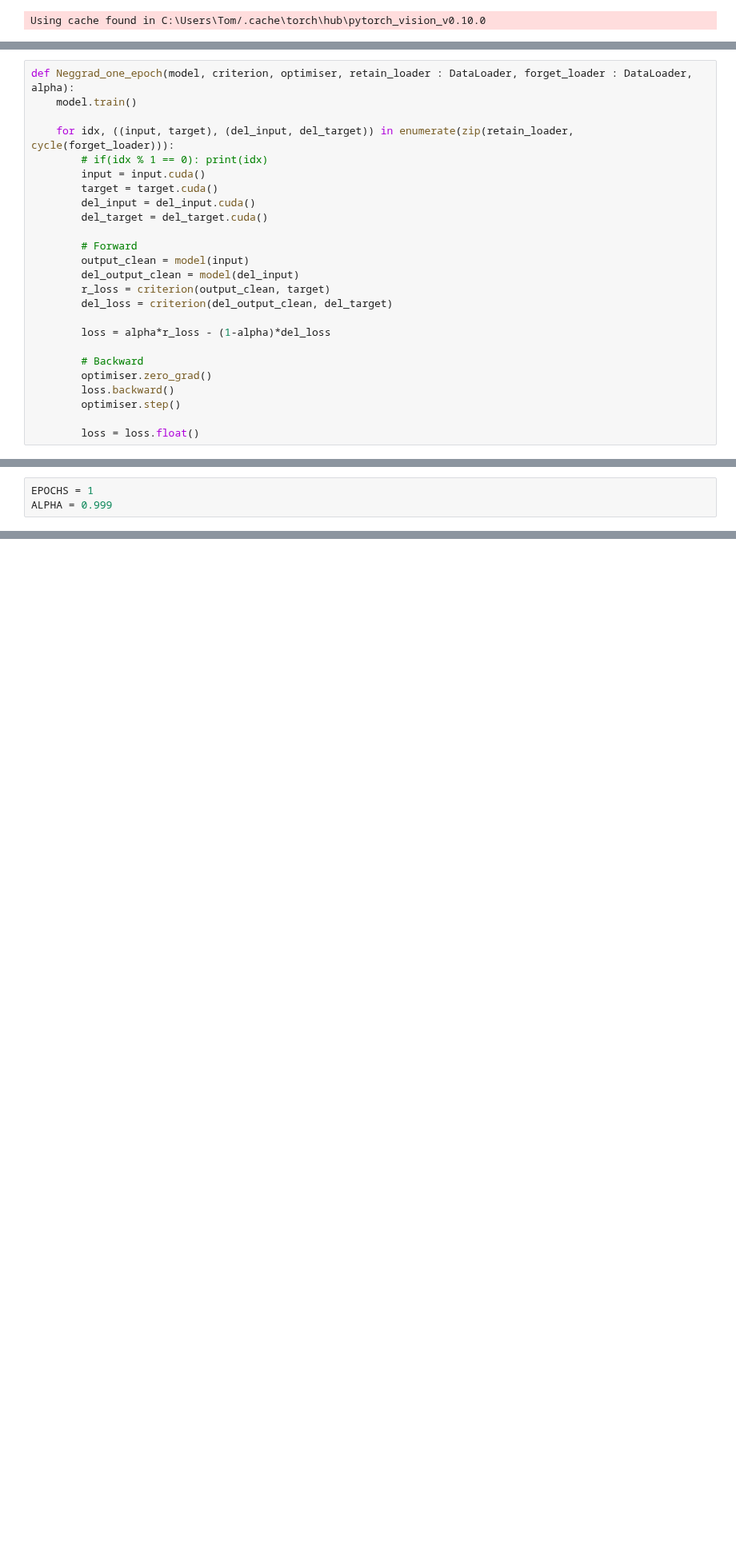
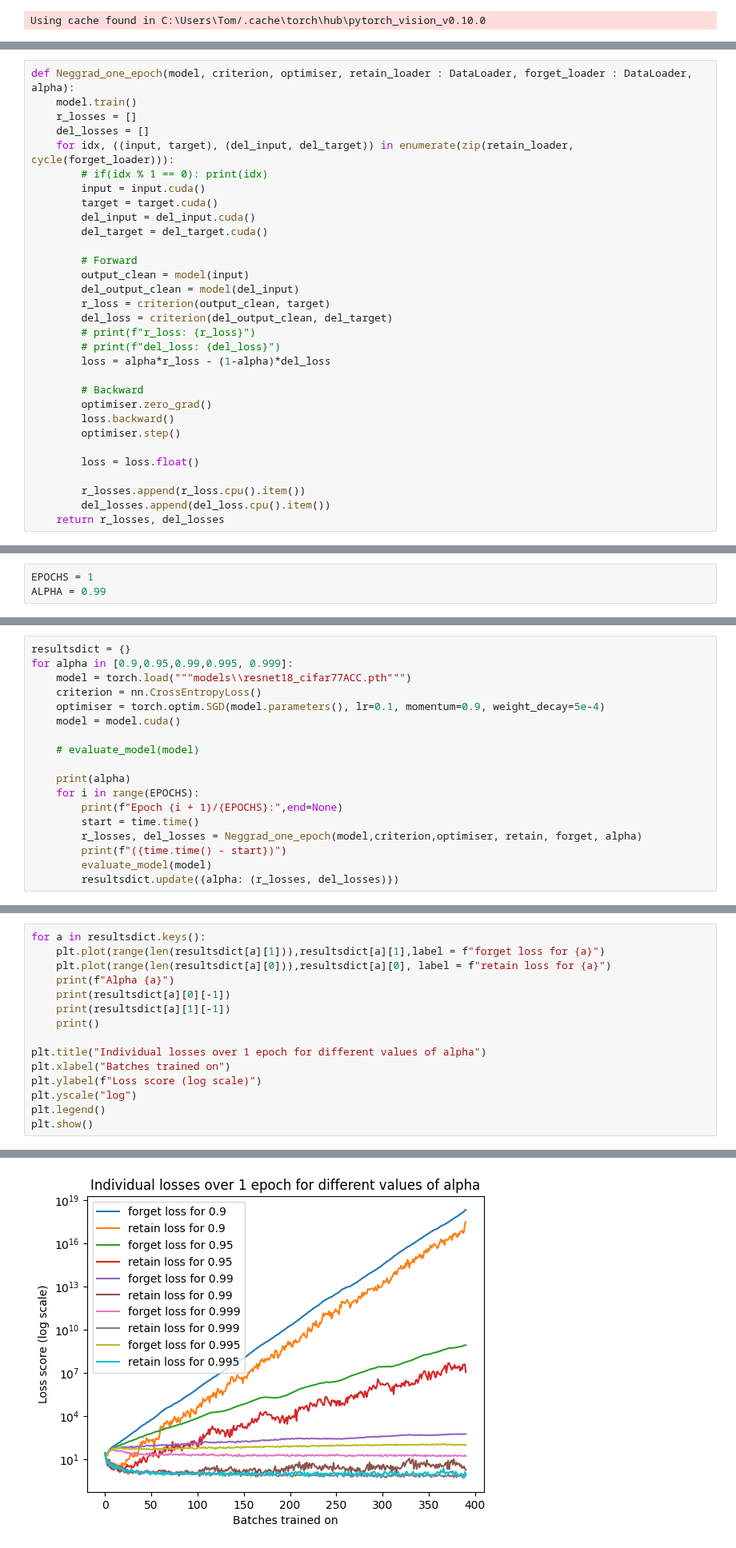
Before and after one commit to DROP-TABLE-CS407/Machine-Unlearning-x-Continual-Learning, a Jupyter notebook: neggrad.ipynb, the cells around one changed output, grey strips where cells are left out. Shown at 80% size. Saved outputs shown, nothing was run; the diff lists cells and outputs as text; blank space fills up the shorter version.

Commit message:
cool results

```diff
--- a/neggrad.ipynb
+++ b/neggrad.ipynb
@@ -175,7 +179,8 @@ test_retain = DataLoader(test_retain_dataset, batch_size=64, shuffle=False)
 # %%
 def Neggrad_one_epoch(model, criterion, optimiser, retain_loader : DataLoader, forget_loader : DataLoader, alpha):
     model.train()
-
+    r_losses = []
+    del_losses = []
     for idx, ((input, target), (del_input, del_target)) in enumerate(zip(retain_loader, cycle(forget_loader))):
         # if(idx % 1 == 0): print(idx)
         input = input.cuda()
@@ -188,7 +193,8 @@ def Neggrad_one_epoch(model, criterion, optimiser, retain_loader : DataLoader, f
         del_output_clean = model(del_input)
         r_loss = criterion(output_clean, target)
         del_loss = criterion(del_output_clean, del_target)
-
+        # print(f"r_loss: {r_loss}")
+        # print(f"del_loss: {del_loss}")
         loss = alpha*r_loss - (1-alpha)*del_loss
 
         # Backward
@@ -197,6 +203,10 @@ def Neggrad_one_epoch(model, criterion, optimiser, retain_loader : DataLoader, f
         optimiser.step()
 
         loss = loss.float()
+
+        r_losses.append(r_loss.cpu().item())
+        del_losses.append(del_loss.cpu().item())
+    return r_losses, del_losses
 # %%
 # def evaluate_model(model, criterion, test_retain_loader : DataLoader, test_forget_loader : DataLoader):
 #     model.eval()
@@ -227,5 +237,5 @@ def Neggrad_one_epoch(model, criterion, optimiser, retain_loader : DataLoader, f
 #     return retain_accuracy, forget_accuracy
 # %%
 EPOCHS = 1
-ALPHA = 0.999
+ALPHA = 0.99
 # %%
@@ -261,0 +255,18 @@ for i in range(EPOCHS):
+# %%
+resultsdict = {}
+for alpha in [0.9,0.95,0.99,0.995, 0.999]:
+    model = torch.load("""models\\resnet18_cifar77ACC.pth""")
+    criterion = nn.CrossEntropyLoss()
+    optimiser = torch.optim.SGD(model.parameters(), lr=0.1, momentum=0.9, weight_decay=5e-4)
+    model = model.cuda()
+
+    # evaluate_model(model)
+
+    print(alpha)
+    for i in range(EPOCHS):
+        print(f"Epoch {i + 1}/{EPOCHS}:",end=None)
+        start = time.time()
+        r_losses, del_losses = Neggrad_one_epoch(model,criterion,optimiser, retain, forget, alpha)
+        print(f"({time.time() - start})")
+        evaluate_model(model)
+        resultsdict.update({alpha: (r_losses, del_losses)})
@@ -261,0 +291,16 @@ for i in range(EPOCHS):
+# %%
+for a in resultsdict.keys():
+    plt.plot(range(len(resultsdict[a][1])),resultsdict[a][1],label = f"forget loss for {a}")
+    plt.plot(range(len(resultsdict[a][0])),resultsdict[a][0], label = f"retain loss for {a}")
+    print(f"Alpha {a}")
+    print(resultsdict[a][0][-1])
+    print(resultsdict[a][1][-1])
+    print()
+
+plt.title("Individual losses over 1 epoch for different values of alpha")
+plt.xlabel("Batches trained on")
+plt.ylabel(f"Loss score (log scale)")
+plt.yscale("log")
+plt.legend()
+plt.show()
+# %% [output]
@@ -262,3 +326,4 @@ for i in range(EPOCHS):
+[figure, added]
 # %%
 def get_random_subset(dataloader : DataLoader, subset_fraction : float) -> DataLoader :
     subset_size = int(len(dataloader.dataset) * subset_fraction)
```
Also changed, not shown: parts of 7 cells of this notebook.
